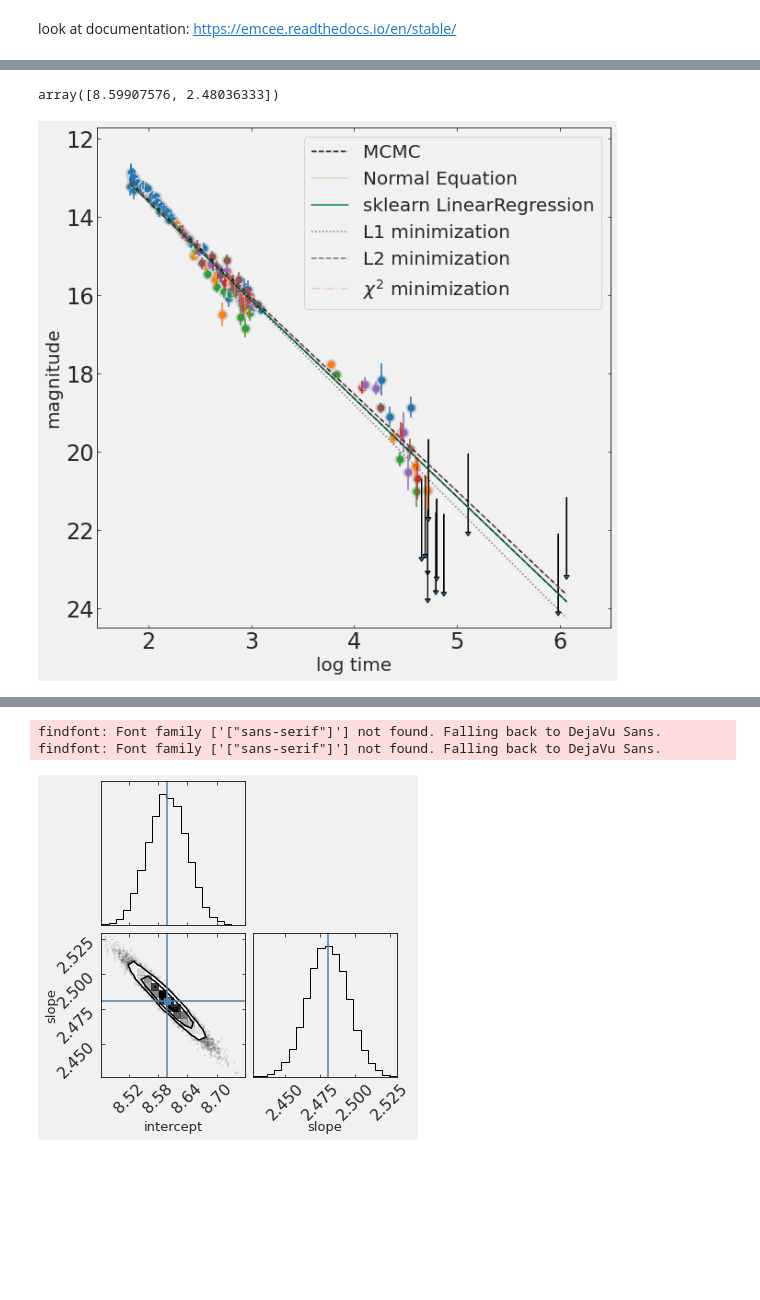
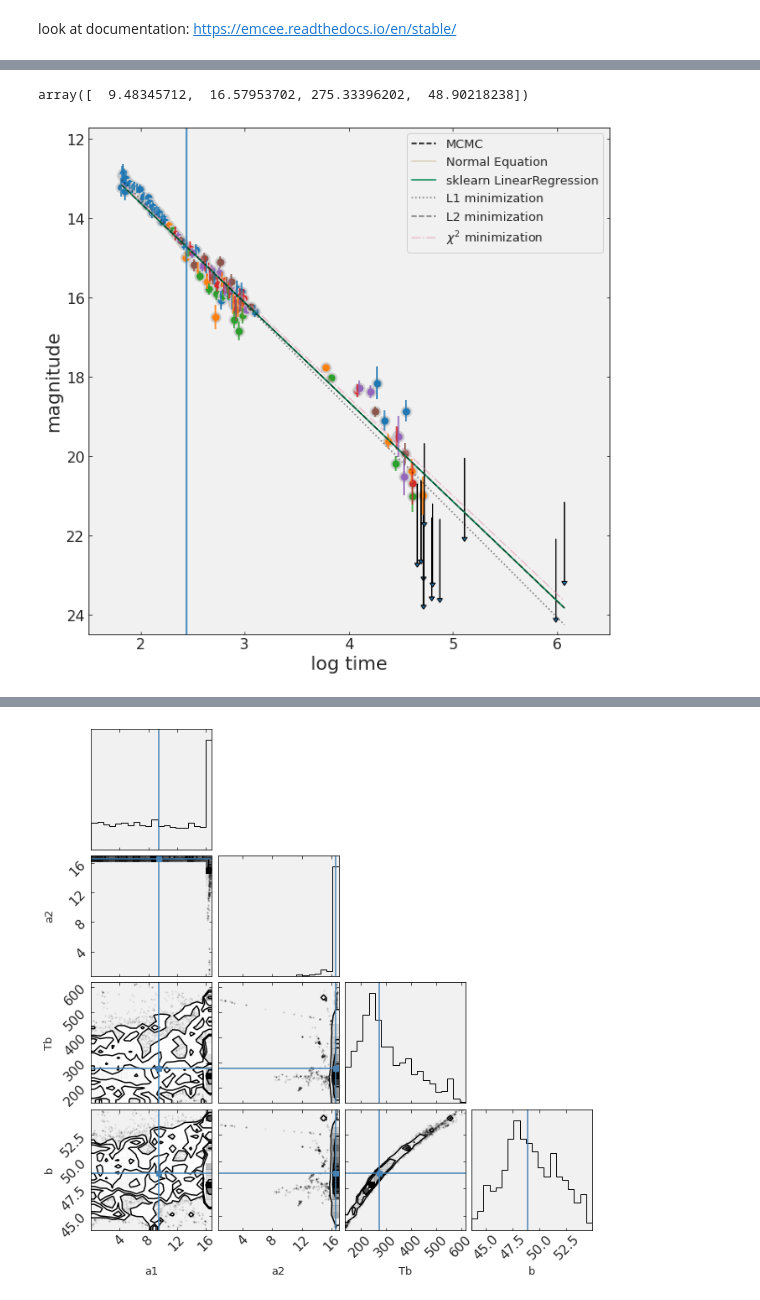
Before and after one commit to fedhere/MLPNS2023, a Jupyter notebook: HW3_LinearRegression/FitLineToGRBAfterGlow_mcmc.ipynb, the cells around one changed output, grey strips where cells are left out. Saved outputs shown, nothing was run; the diff lists cells and outputs as text; code cells hidden in the pictures; blank space fills up the shorter version.

```diff
--- a/HW3_LinearRegression/FitLineToGRBAfterGlow_mcmc.ipynb
+++ b/HW3_LinearRegression/FitLineToGRBAfterGlow_mcmc.ipynb
@@ -438,0 +517,10 @@ axes[-1].set_xlabel("step number");
+# %%
+ig = soln.x
+
+pl.errorbar(x, y, yerr=s)
+pl.plot(x, bpl(ig, x_nolog))
+pos = np.array(ig) + 1e-4 * np.random.randn(32, len(ig))
+nwalkers, ndim = pos.shape
+labels = ["intercept","slope"]
+sampler = emcee.EnsembleSampler(nwalkers, ndim, log_probability_bpl, args=(x, y, s))
+pl.xscale("log")
@@ -438,0 +577,13 @@ axes[-1].set_xlabel("step number");
+# %%
+ sampler.run_mcmc(pos, 5000, progress=True);
+# %%
+fig, axes = plt.subplots(ndim, figsize=(10, 7), sharex=True)
+samples = sampler.get_chain()
+
+for i in range(ndim):
+    ax = axes[i]
+    ax.plot(samples[:, :, i], "k", alpha=0.3)
+    ax.set_xlim(0, len(samples))
+    ax.yaxis.set_label_coords(-0.1, 0.5)
+
+axes[-1].set_xlabel("step number");
@@ -439,12 +592,12 @@ axes[-1].set_xlabel("step number");
 # %%
-flat_samples = sampler.get_chain(discard=100, thin=15, flat=True)
+flat_samples = sampler.get_chain(discard=1000, thin=15, flat=True)
 mcmc = np.zeros((ndim, 3))
 for i in range(ndim):
     mcmc[i] = np.percentile(flat_samples[:, i], [16, 50, 84])
 
 mcmc[:,1]
 # %% [output]
-array([8.59907576, 2.48036333])
+array([  9.48345712,  16.57953702, 275.33396202,  48.90218238])
 # %%
 
 ax = pl.figure(figsize=(10,10)).add_subplot(111)
@@ -512,17 +665,16 @@ pl.legend()
 
 #with the LinearRegression object I can also do
 #pl.plot(grbAG.logtime, lr.predict(np.c_[np.ones((len(grbAG), 1)), grbAG.logtime]), 'k-')
-
+pl.axvline(np.log10(mcmc[2,1]))
 pl.ylim(24.5,11.7)
 pl.xlim(1.5, 6.5)
 pl.ylabel("magnitude", fontsize=20)
 pl.xlabel("log time", fontsize=20);
 # %% [output]
-[figure, old version]
+[figure, new version]
 # %%
-!pip install corner
-import corner
+
 pl.rcParams["font.size"]= 13
 fig = corner.corner(
-    flat_samples, labels=labels, truths=mcmc[:,1]);
+    flat_samples, labels=["a1", "a2", "Tb", "b"], truths=mcmc[:,1]);
 # %% [output]
@@ -537,3 +681 @@ Requirement already satisfied: six in /usr/local/lib/python3.7/dist-packages (fr
-findfont: Font family ['["sans-serif"]'] not found. Falling back to DejaVu Sans.
-findfont: Font family ['["sans-serif"]'] not found. Falling back to DejaVu Sans.
-[figure, old version]
+[figure, new version]
```
Also changed, not shown: parts of 42 cells of this notebook.
